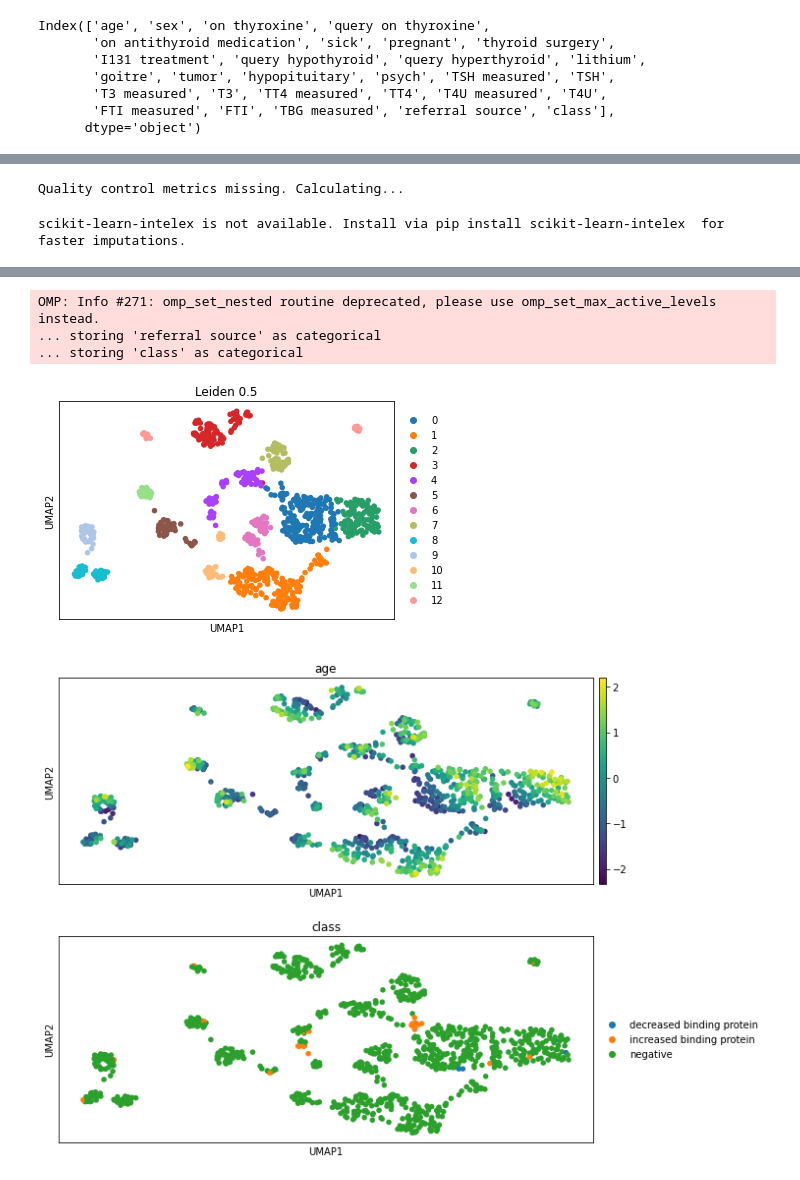
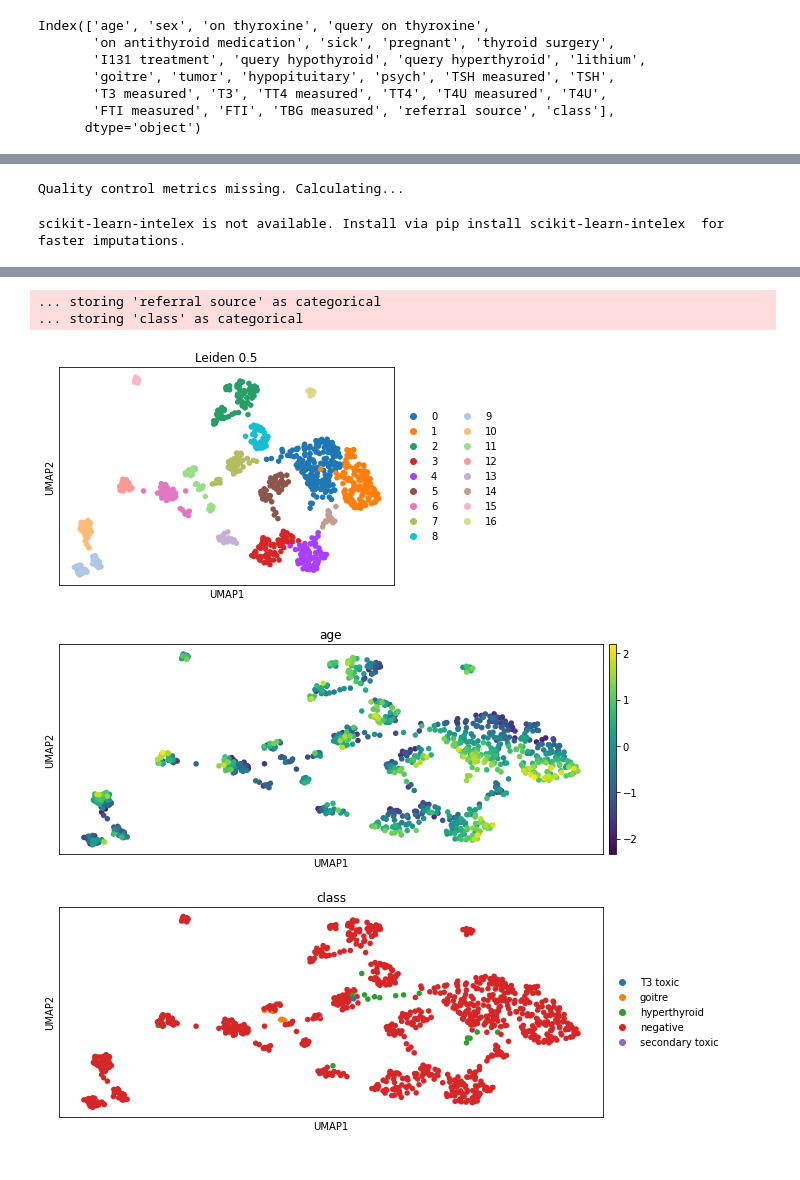
Before and after one commit to theislab/ehrapy-datasets, a Jupyter notebook: thyroid/thyroid.ipynb, the cells around one changed output, grey strips where cells are left out. Saved outputs shown, nothing was run; the diff lists cells and outputs as text; code cells hidden in the pictures.

Commit message:
Updated thyroid notebook

```diff
--- a/thyroid/thyroid.ipynb
+++ b/thyroid/thyroid.ipynb
@@ -730,7 +730,7 @@ data_sick.to_csv("thyroid_sick_test_prepared.csv")
 # %% [markdown]
 # ehrapy sanity check
 # %%
-adata = ep.io.read("thyroid_allbp_test_prepared.csv",
+adata = ep.io.read("thyroid_allhyper_test_prepared.csv",
                    extension="csv",
                    index_column="patient_id")
 # %%
@@ -773,22 +773,21 @@ adata = ep.pp.encode(
 # %%
 ep.pp.knn_impute(adata)
 ep.pp.norm_scale(adata)
 ep.pp.pca(adata)
 ep.pp.neighbors(adata)
 ep.tl.umap(adata)
-ep.tl.leiden(adata, resolution=0.3, key_added="leiden_0_5")
+ep.tl.leiden(adata, resolution=0.5, key_added="leiden_0_5")
 ep.pl.umap(adata, color=["leiden_0_5"], title="Leiden 0.5")
 # %% [output]
 Quality control metrics missing. Calculating...
 scikit-learn-intelex is not available. Install via pip install scikit-learn-intelex  for
 faster imputations.
 [interactive output not drawn]
 [interactive output not drawn]
-OMP: Info #271: omp_set_nested routine deprecated, please use omp_set_max_active_levels instead.
 ... storing 'referral source' as categorical
 ... storing 'class' as categorical
-[figure, old version]
+[figure, new version]
 # %%
 ep.pl.umap(adata, color=["age", "class"], ncols=1, wspace=0.75)
 # %% [output]
-[figure, old version]
+[figure, new version]
```
Also changed, not shown: parts of 5 cells of this notebook.
